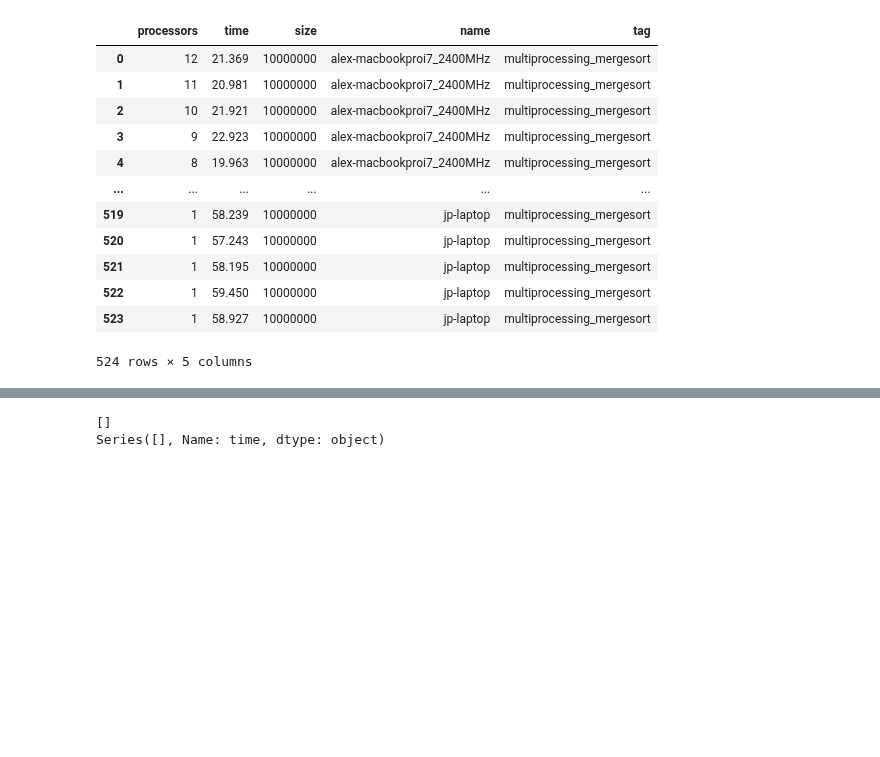
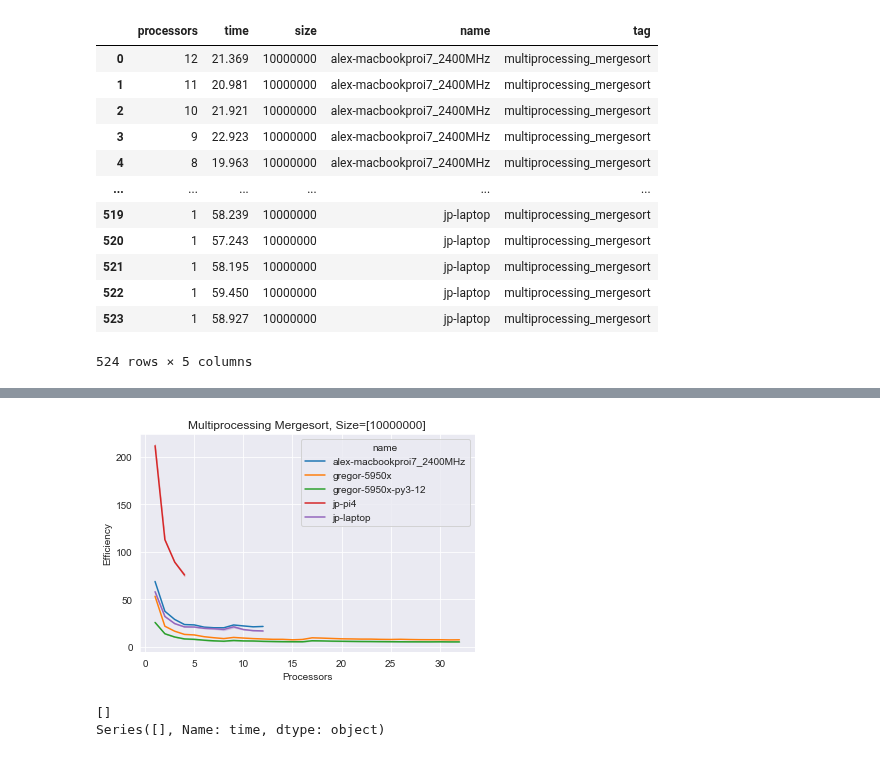
Before and after one commit to cloudmesh/cloudmesh-mpi, a Jupyter notebook: examples/sort/anaylyse-benchmark.ipynb, the cells around one changed output, grey strips where cells are left out. Saved outputs shown, nothing was run; the diff lists cells and outputs as text; code cells hidden in the pictures; blank space fills up the shorter version.

```diff
--- a/examples/sort/anaylyse-benchmark.ipynb
+++ b/examples/sort/anaylyse-benchmark.ipynb
@@ -120,3 +269,9 @@ df
+# %%
+
+plot_benchmark_by_size(df, size, "multiprocessing_mergesort", files, y="efficiency")
+plt.show()
+# %% [output]
+[figure, added]
 # %%
 # calculate the speedup
 df_speedup = ...
```
Also changed, not shown: parts of 9 cells of this notebook.
